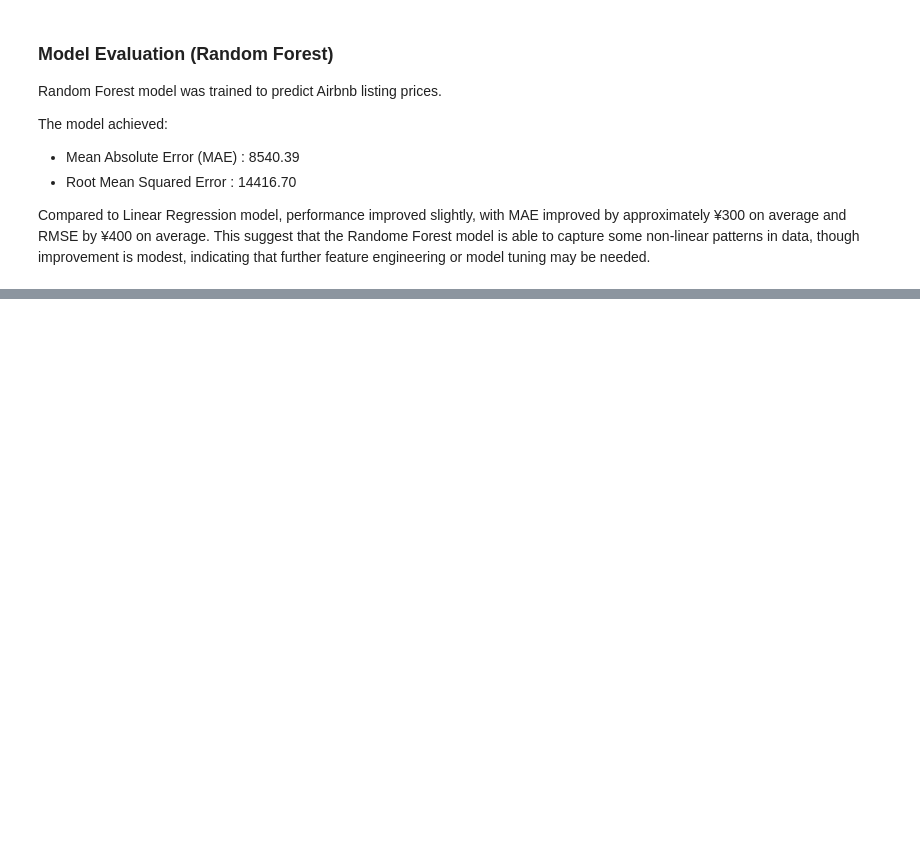
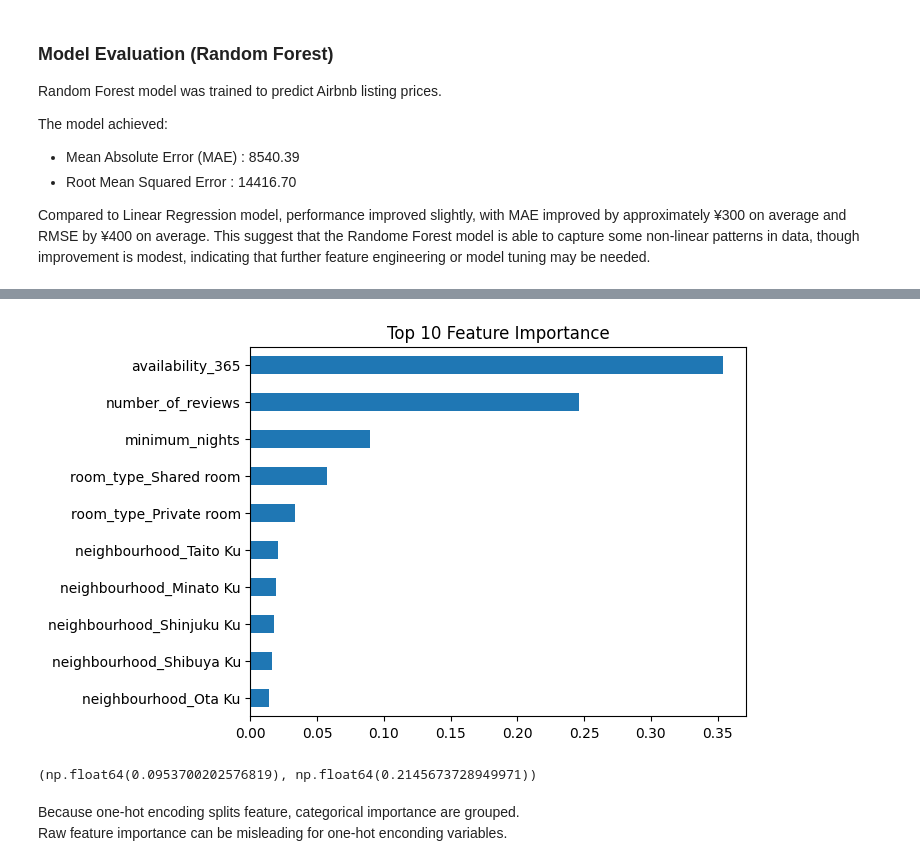
Before and after one commit to jasonandreasw/airbnb-eda, a Jupyter notebook: notebooks/airbnb_ml.ipynb, the cells around one changed output, grey strips where cells are left out. Cells and saved outputs as stored; diff of their text form; code cells hidden in the pictures; blank space fills up the shorter version.

Commit message:
evaluated feature importance

```diff
--- a/notebooks/airbnb_ml.ipynb
+++ b/notebooks/airbnb_ml.ipynb
@@ -217,0 +220,7 @@ Compared to Linear Regression model, performance improved slightly, with MAE imp
+# %%
+feature_importance = pd.Series(
+    rf_model.feature_importances_,
+    index=X_train.columns
+).sort_values(ascending=False)
+
+feature_importance.head(10)
@@ -217,0 +239,17 @@ Compared to Linear Regression model, performance improved slightly, with MAE imp
+# %%
+feature_importance.head(10).plot(kind='barh')
+plt.title("Top 10 Feature Importance")
+plt.gca().invert_yaxis()
+plt.show()
+# %% [output]
+[figure, added]
+# %%
+room_type_importance = feature_importance.filter(like='room_type').sum()
+neighbourhood_importance = feature_importance.filter(like='neighbourhood').sum()
+
+room_type_importance, neighbourhood_importance
+# %% [output]
+(np.float64(0.0953700202576819), np.float64(0.2145673728949971))
+# %% [markdown]
+Because one-hot encoding splits feature, categorical importance are grouped.\
+Raw feature importance can be misleading for one-hot enconding variables.
```
Also changed, not shown: parts of 3 cells of this notebook.
